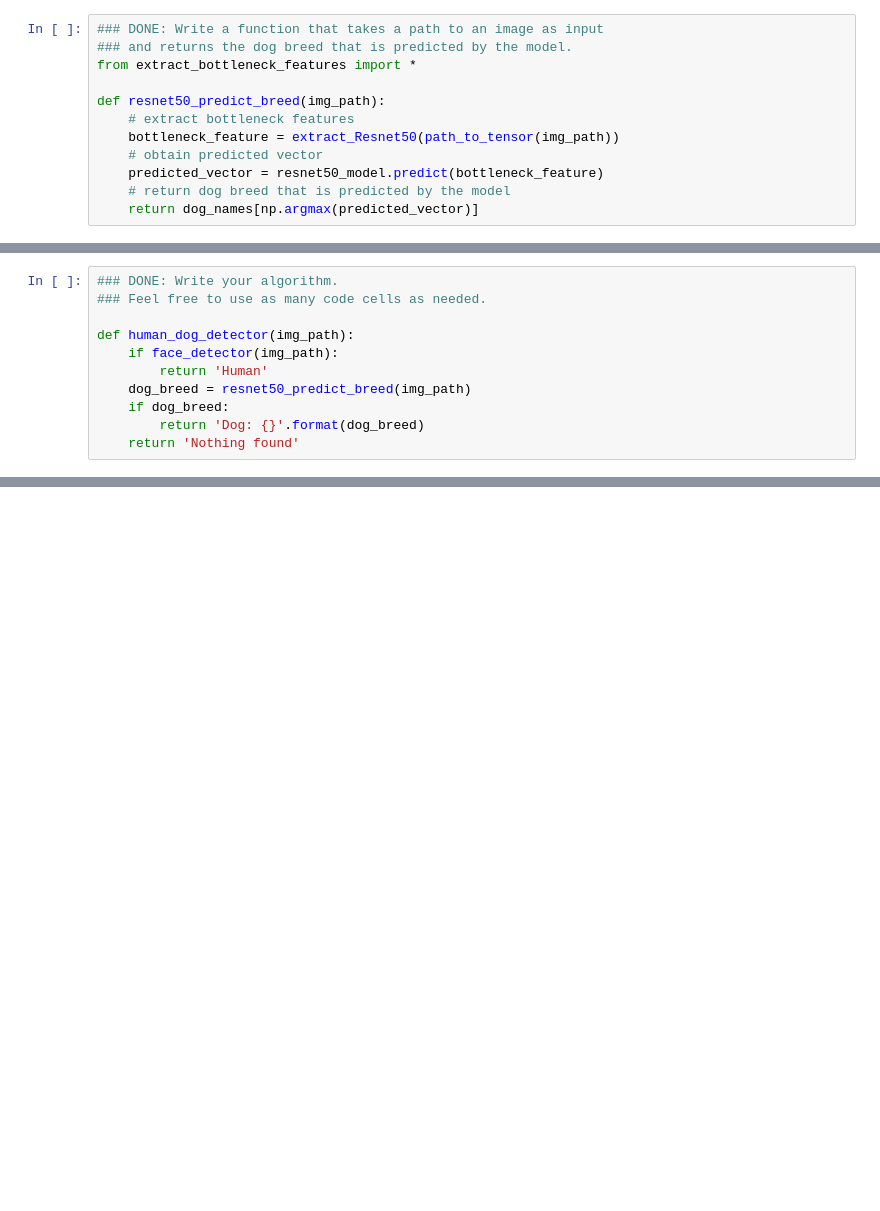
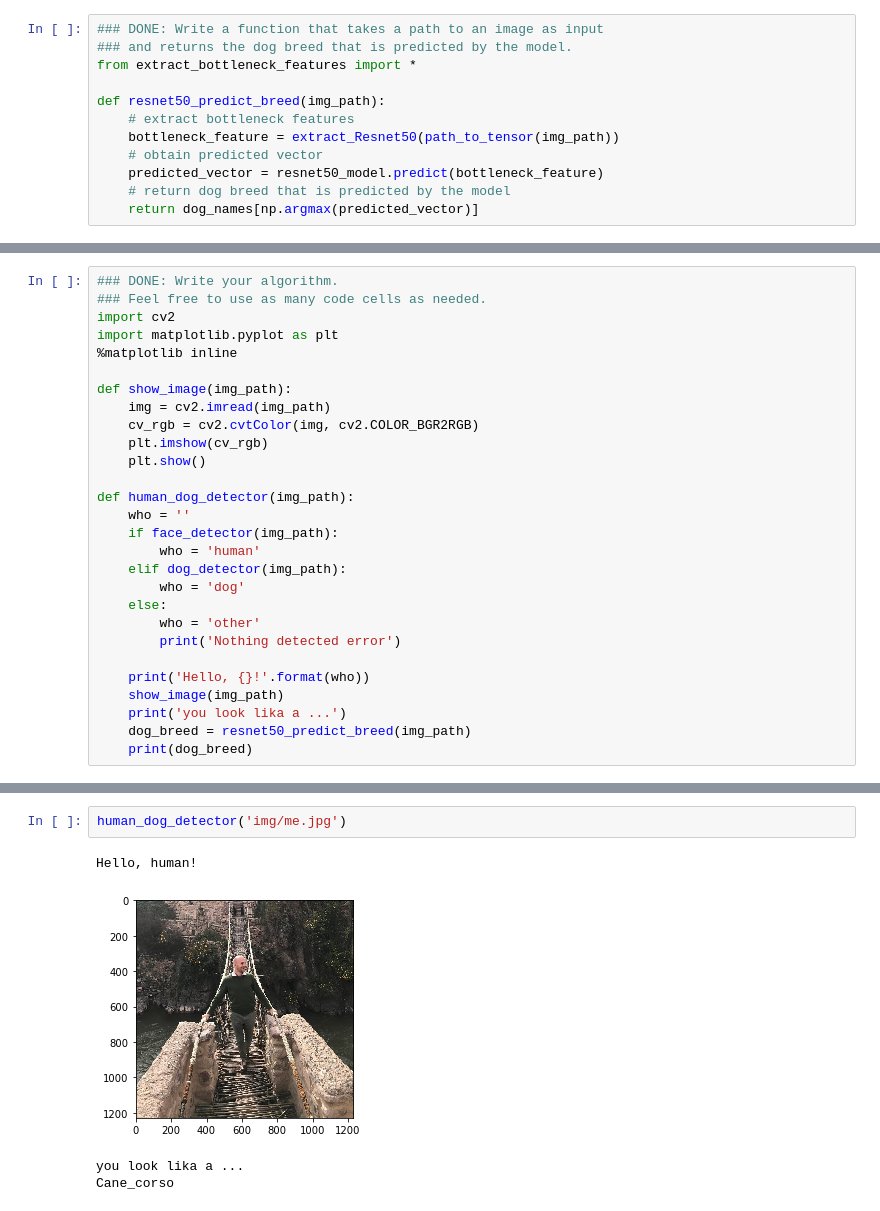
Before and after one commit to alphara/dog-project, a Jupyter notebook: dog_app.ipynb, the cells around one changed output, grey strips where cells are left out. Cells and saved outputs as stored; diff of their text form; blank space fills up the shorter version.

Commit message:
Improve human_dog_detector() on step 6 on retest on step 7

```diff
--- a/dog_app.ipynb
+++ b/dog_app.ipynb
@@ -730,17 +736,34 @@ Some sample output for our algorithm is provided below, but feel free to design
 
 
 ### (IMPLEMENTATION) Write your Algorithm
-# %%
-### DONE: Write your algorithm.
-### Feel free to use as many code cells as needed.
-
-def human_dog_detector(img_path):
-    if face_detector(img_path):
-        return 'Human'
-    dog_breed = resnet50_predict_breed(img_path)
-    if dog_breed:
-        return 'Dog: {}'.format(dog_breed)
-    return 'Nothing found'
+# %%
+### DONE: Write your algorithm.
+### Feel free to use as many code cells as needed.
+import cv2
+import matplotlib.pyplot as plt
+%matplotlib inline
+
+def show_image(img_path):
+    img = cv2.imread(img_path)
+    cv_rgb = cv2.cvtColor(img, cv2.COLOR_BGR2RGB)
+    plt.imshow(cv_rgb)
+    plt.show()
+
+def human_dog_detector(img_path):
+    who = ''
+    if face_detector(img_path):
+        who = 'human'
+    elif dog_detector(img_path):
+        who = 'dog'
+    else:
+        who = 'other'
+        print('Nothing detected error')
+
+    print('Hello, {}!'.format(who))
+    show_image(img_path)
+    print('you look lika a ...')
+    dog_breed = resnet50_predict_breed(img_path)
+    print(dog_breed)
 # %% [markdown]
 ---
 <a id='step7'></a>
@@ -833,0 +797,7 @@ Recognize file 20: dogImages/test/057.Dalmatian/Dalmatian_04056.jpg
+# %%
+human_dog_detector('img/me.jpg')
+# %% [output]
+Hello, human!
+[figure, added]
+you look lika a ...
+Cane_corso
```
Also changed, not shown: parts of 30 cells of this notebook, 1 other file.
